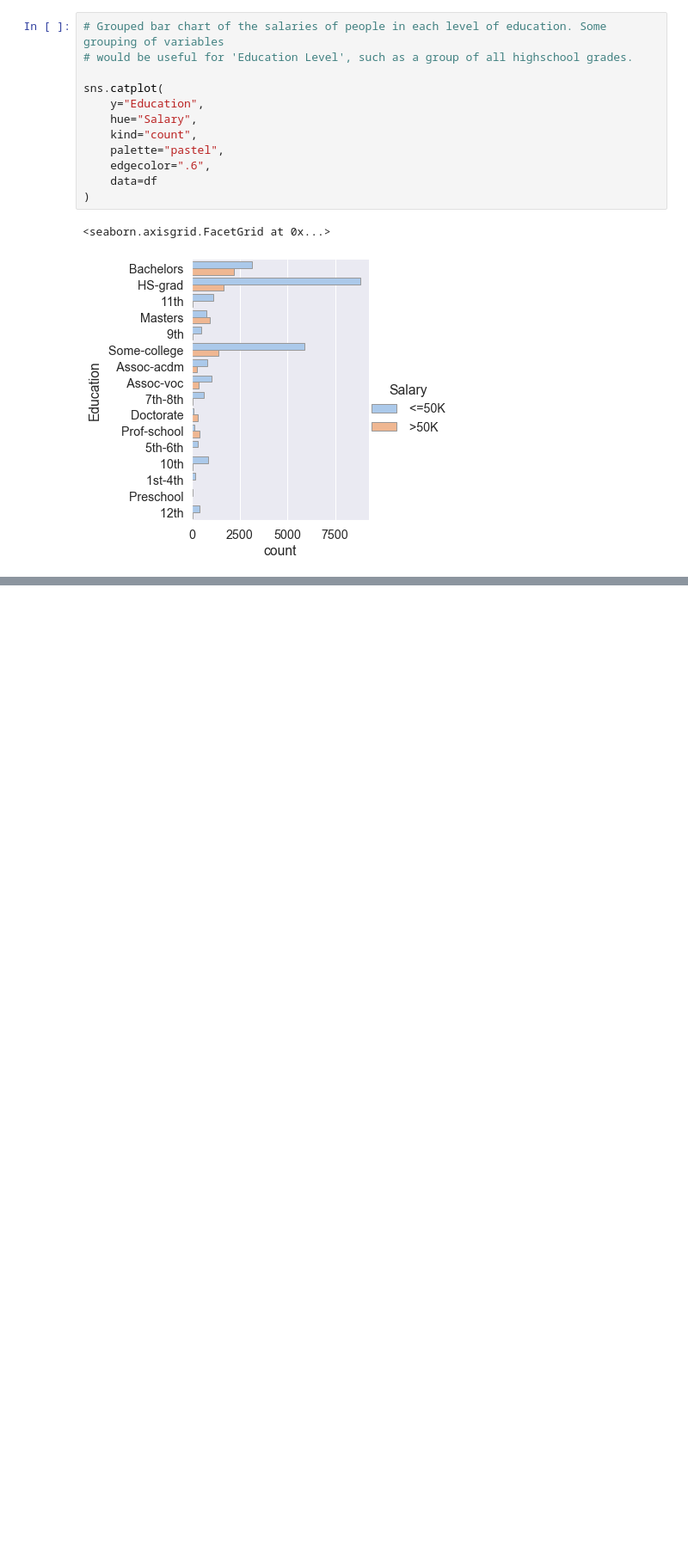
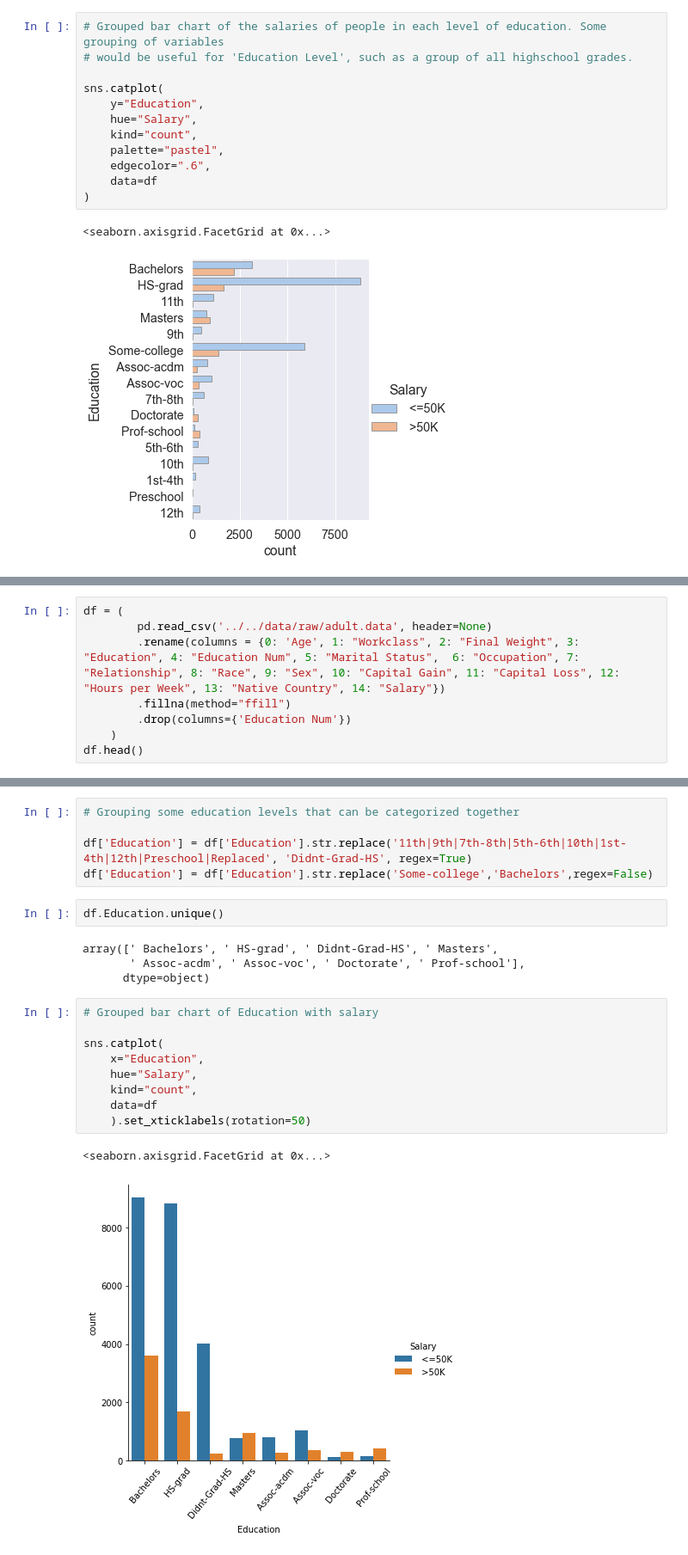
Before and after one commit to kylenelwan/data301, a Jupyter notebook: analysis/noah/milestone2.ipynb, the cells around one changed output, grey strips where cells are left out. Shown at 86% size. Drawn from its saved outputs; the diff is of its cells as text; blank space fills up the shorter version.

```diff
--- a/analysis/noah/milestone2.ipynb
+++ b/analysis/noah/milestone2.ipynb
@@ -151,0 +160,8 @@ sns.catplot(
+# %%
+df = (
+        pd.read_csv('../../data/raw/adult.data', header=None)
+        .rename(columns = {0: 'Age', 1: "Workclass", 2: "Final Weight", 3: "Education", 4: "Education Num", 5: "Marital Status",  6: "Occupation", 7: "Relationship", 8: "Race", 9: "Sex", 10: "Capital Gain", 11: "Capital Loss", 12: "Hours per Week", 13: "Native Country", 14: "Salary"})
+        .fillna(method="ffill")
+        .drop(columns={'Education Num'})
+    )
+df.head()
@@ -151,0 +182,23 @@ sns.catplot(
+# %%
+# Grouping some education levels that can be categorized together
+
+df['Education'] = df['Education'].str.replace('11th|9th|7th-8th|5th-6th|10th|1st-4th|12th|Preschool|Replaced', 'Didnt-Grad-HS', regex=True)
+df['Education'] = df['Education'].str.replace('Some-college','Bachelors',regex=False)
+# %%
+df.Education.unique()
+# %% [output]
+array([' Bachelors', ' HS-grad', ' Didnt-Grad-HS', ' Masters',
+       ' Assoc-acdm', ' Assoc-voc', ' Doctorate', ' Prof-school'],
+      dtype=object)
+# %%
+# Grouped bar chart of Education with salary
+
+sns.catplot(
+    x="Education",
+    hue="Salary",
+    kind="count",
+    data=df
+    ).set_xticklabels(rotation=50)
+# %% [output]
+<seaborn.axisgrid.FacetGrid at 0x...>
+[figure, added]
```
Also changed, not shown: parts of 9 cells of this notebook, 1 other file.
